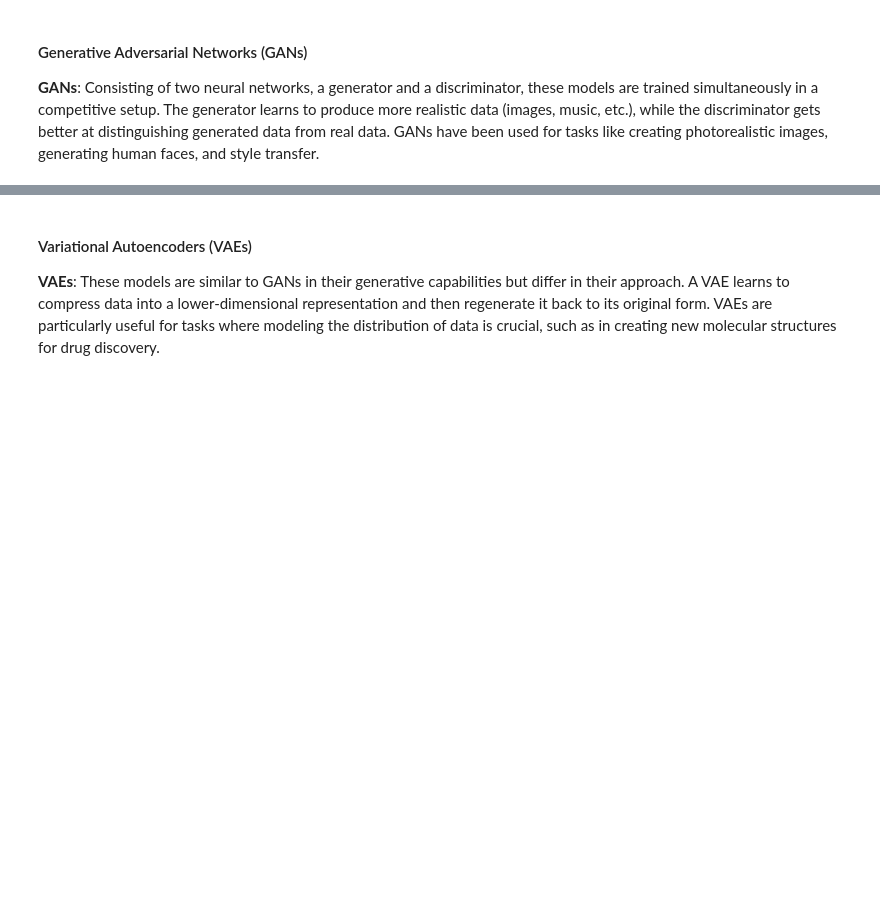
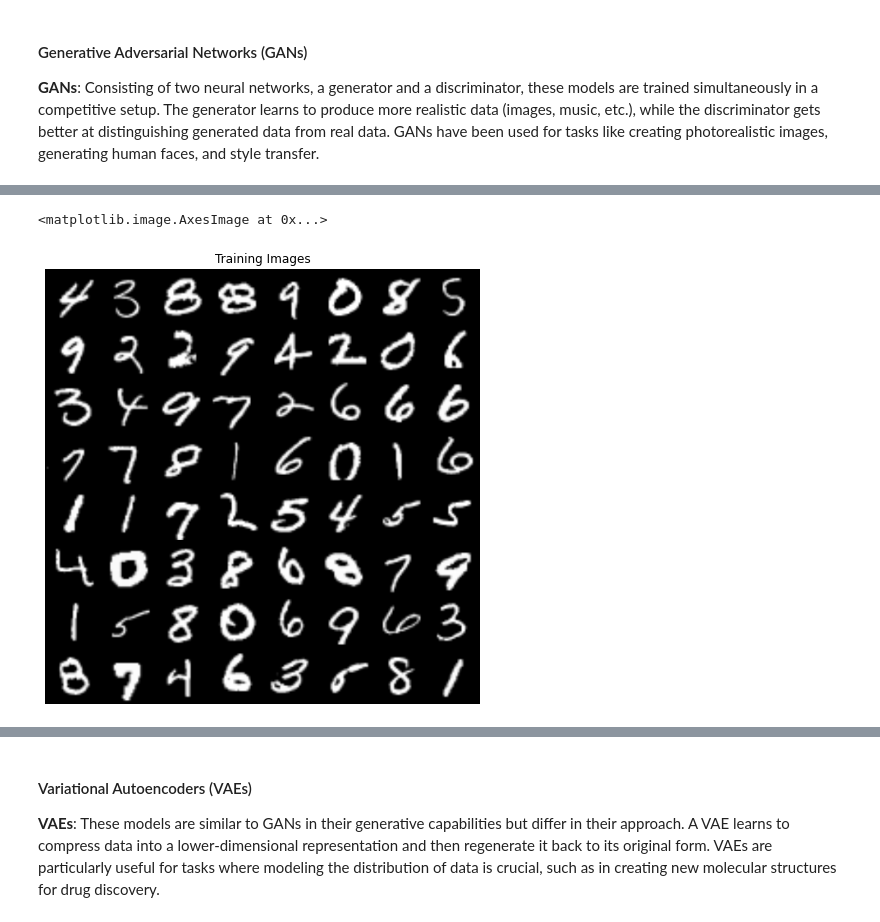
Before and after one commit to akashvarun10/INFO-7390-Coursework, a Jupyter notebook: Generative-AI/Learning_GenerativeAI.ipynb, the cells around one changed output, grey strips where cells are left out. Saved outputs shown, nothing was run; the diff lists cells and outputs as text; code cells hidden in the pictures; blank space fills up the shorter version.

```diff
--- a/Generative-AI/Learning_GenerativeAI.ipynb
+++ b/Generative-AI/Learning_GenerativeAI.ipynb
@@ -355,0 +274,24 @@ AttributeError: module 'torch' has no attribute '_six'
+# %%
+CUDA = False
+DATA_PATH = './data'
+BATCH_SIZE = 128
+IMAGE_CHANNEL = 1
+Z_DIM = 100
+G_HIDDEN = 64
+X_DIM = 64
+D_HIDDEN = 64
+EPOCH_NUM = 5
+REAL_LABEL = 1
+FAKE_LABEL = 0
+lr = 2e-4
+seed = 1
+# %%
+CUDA = CUDA and torch.cuda.is_available()
+print("PyTorch version: {}".format(torch.__version__))
+if CUDA:
+    print("CUDA version: {}\n".format(torch.version.cuda))
+
+if CUDA:
+    torch.cuda.manual_seed(seed)
+device = torch.device("cuda:0" if CUDA else "cpu")
+cudnn.benchmark = True
@@ -355,0 +300,12 @@ AttributeError: module 'torch' has no attribute '_six'
+# %%
+# Data preprocessing
+dataset = dset.MNIST(root=DATA_PATH, download=True,
+                     transform=transforms.Compose([
+                     transforms.Resize(X_DIM),
+                     transforms.ToTensor(),
+                     transforms.Normalize((0.5,), (0.5,))
+                     ]))
+
+# Dataloader
+dataloader = torch.utils.data.DataLoader(dataset, batch_size=BATCH_SIZE,
+                                         shuffle=True, num_workers=2)
@@ -355,0 +328,9 @@ AttributeError: module 'torch' has no attribute '_six'
+# %%
+real_batch = next(iter(dataloader))
+plt.figure(figsize=(8,8))
+plt.axis("off")
+plt.title("Training Images")
+plt.imshow(np.transpose(vutils.make_grid(real_batch[0].to(device)[:64], padding=2, normalize=True).cpu(),(1,2,0)))
+# %% [output]
+<matplotlib.image.AxesImage at 0x...>
+[figure, added]
```
Also changed, not shown: parts of 19 cells of this notebook, 10 other files.
